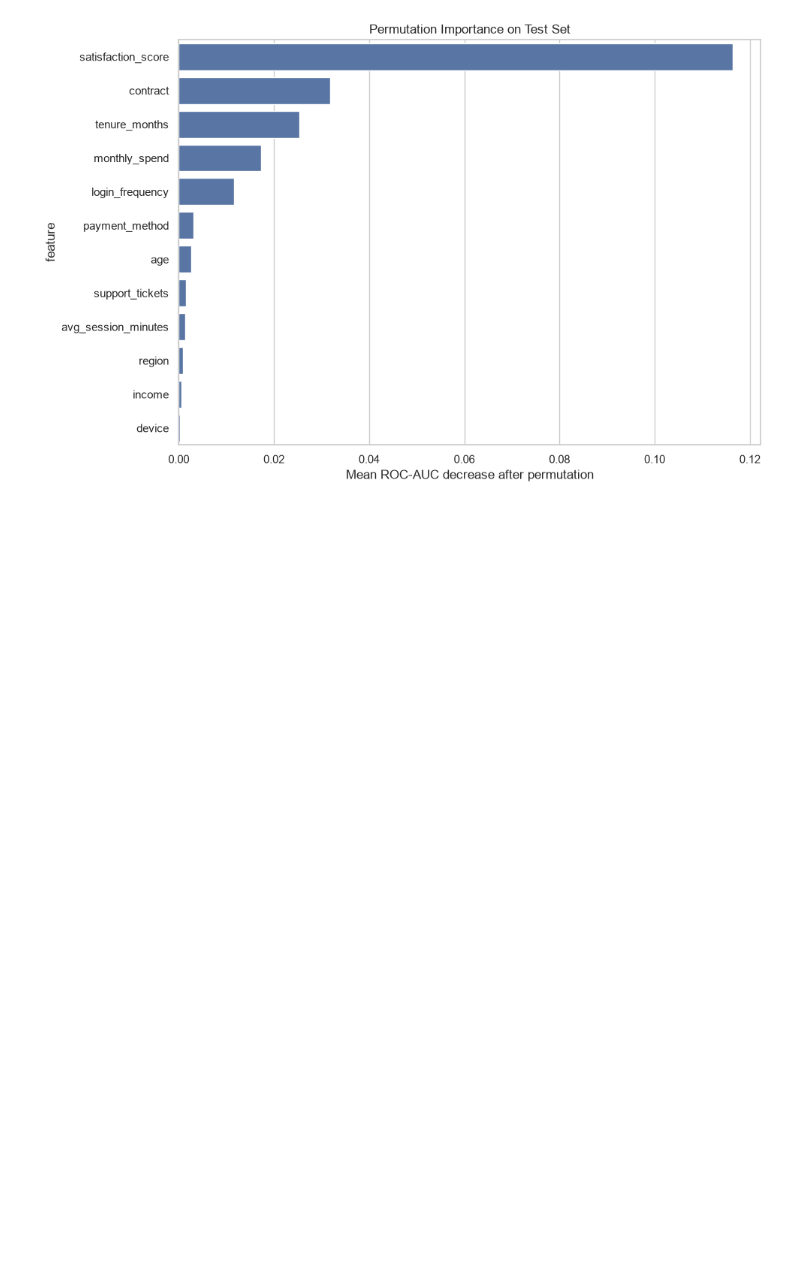
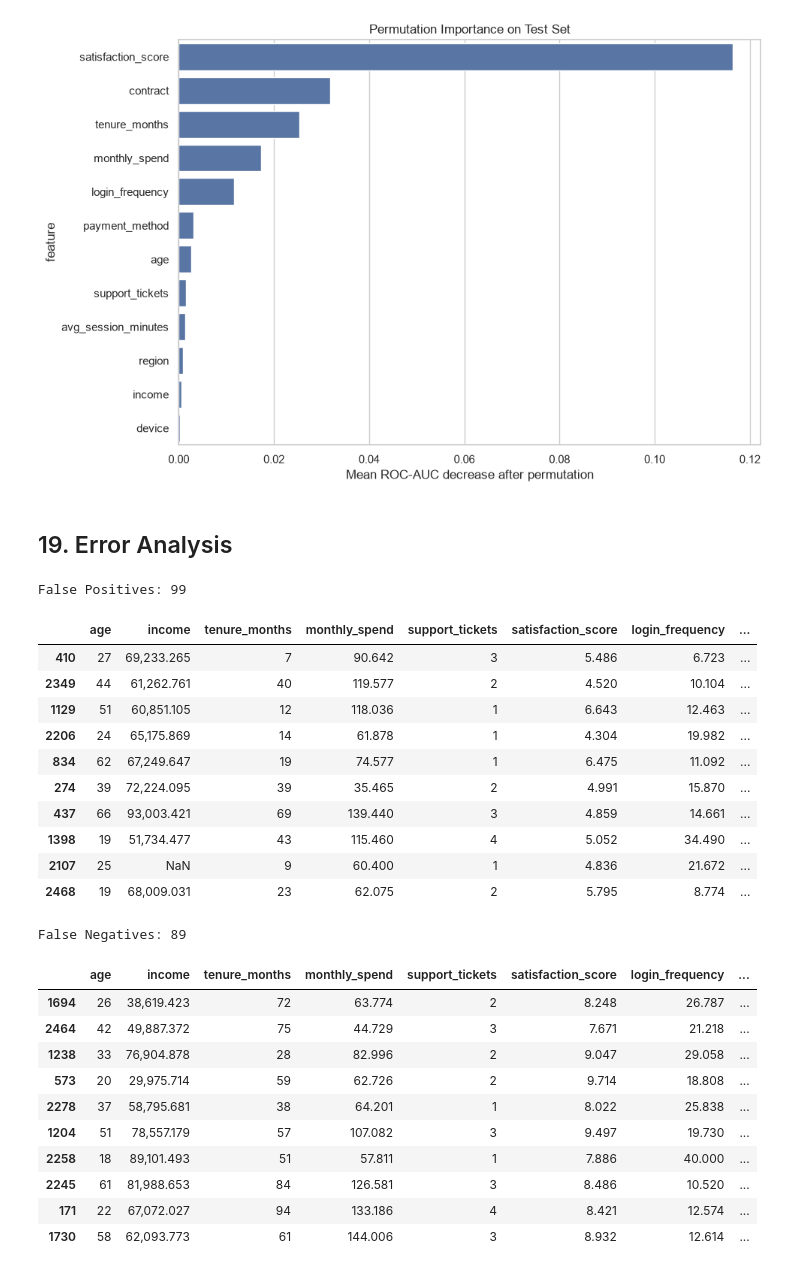
Before and after one commit to Princeg1204/AI_ML_Training, a Jupyter notebook: Jupyter_5/End_to_End_ML_Pipeline.ipynb, the cells around one changed output. Saved outputs shown, nothing was run; the diff lists cells and outputs as text; code cells hidden in the pictures; blank space fills up the shorter version.

```diff
--- a/Jupyter_5/End_to_End_ML_Pipeline.ipynb
+++ b/Jupyter_5/End_to_End_ML_Pipeline.ipynb
@@ -1056,3 +1056,51 @@ plt.show()
 | 10 | income | 0.001 | 0.002 |
 | 11 | device | 0.000 | 0.001 |
 [figure]
+# %% [markdown]
+## 19. Error Analysis
+# %%
+error_analysis = X_test.copy()
+error_analysis["actual"] = y_test.values
+error_analysis["predicted"] = test_pred
+error_analysis["probability_churn"] = test_proba
+
+false_positives = error_analysis[
+    (error_analysis["actual"] == 0) &
+    (error_analysis["predicted"] == 1)
+].sort_values("probability_churn", ascending=False)
+
+false_negatives = error_analysis[
+    (error_analysis["actual"] == 1) &
+    (error_analysis["predicted"] == 0)
+].sort_values("probability_churn", ascending=True)
+
+print("False Positives:", len(false_positives))
+display(false_positives.head(10))
+
+print("False Negatives:", len(false_negatives))
+display(false_negatives.head(10))
+# %% [output]
+False Positives: 99
+|  | age | income | tenure_months | monthly_spend | support_tickets | satisfaction_score | login_frequency | ... |
+| 410 | 27 | 69,233.265 | 7 | 90.642 | 3 | 5.486 | 6.723 | ... |
+| 2349 | 44 | 61,262.761 | 40 | 119.577 | 2 | 4.520 | 10.104 | ... |
+| 1129 | 51 | 60,851.105 | 12 | 118.036 | 1 | 6.643 | 12.463 | ... |
+| 2206 | 24 | 65,175.869 | 14 | 61.878 | 1 | 4.304 | 19.982 | ... |
+| 834 | 62 | 67,249.647 | 19 | 74.577 | 1 | 6.475 | 11.092 | ... |
+| 274 | 39 | 72,224.095 | 39 | 35.465 | 2 | 4.991 | 15.870 | ... |
+| 437 | 66 | 93,003.421 | 69 | 139.440 | 3 | 4.859 | 14.661 | ... |
+| 1398 | 19 | 51,734.477 | 43 | 115.460 | 4 | 5.052 | 34.490 | ... |
+| 2107 | 25 | NaN | 9 | 60.400 | 1 | 4.836 | 21.672 | ... |
+| 2468 | 19 | 68,009.031 | 23 | 62.075 | 2 | 5.795 | 8.774 | ... |
+False Negatives: 89
+|  | age | income | tenure_months | monthly_spend | support_tickets | satisfaction_score | login_frequency | ... |
+| 1694 | 26 | 38,619.423 | 72 | 63.774 | 2 | 8.248 | 26.787 | ... |
+| 2464 | 42 | 49,887.372 | 75 | 44.729 | 3 | 7.671 | 21.218 | ... |
+| 1238 | 33 | 76,904.878 | 28 | 82.996 | 2 | 9.047 | 29.058 | ... |
+| 573 | 20 | 29,975.714 | 59 | 62.726 | 2 | 9.714 | 18.808 | ... |
+| 2278 | 37 | 58,795.681 | 38 | 64.201 | 1 | 8.022 | 25.838 | ... |
+| 1204 | 51 | 78,557.179 | 57 | 107.082 | 3 | 9.497 | 19.730 | ... |
+| 2258 | 18 | 89,101.493 | 51 | 57.811 | 1 | 7.886 | 40.000 | ... |
+| 2245 | 61 | 81,988.653 | 84 | 126.581 | 3 | 8.486 | 10.520 | ... |
+| 171 | 22 | 67,072.027 | 94 | 133.186 | 4 | 8.421 | 12.574 | ... |
+| 1730 | 58 | 62,093.773 | 61 | 144.006 | 3 | 8.932 | 12.614 | ... |
```
